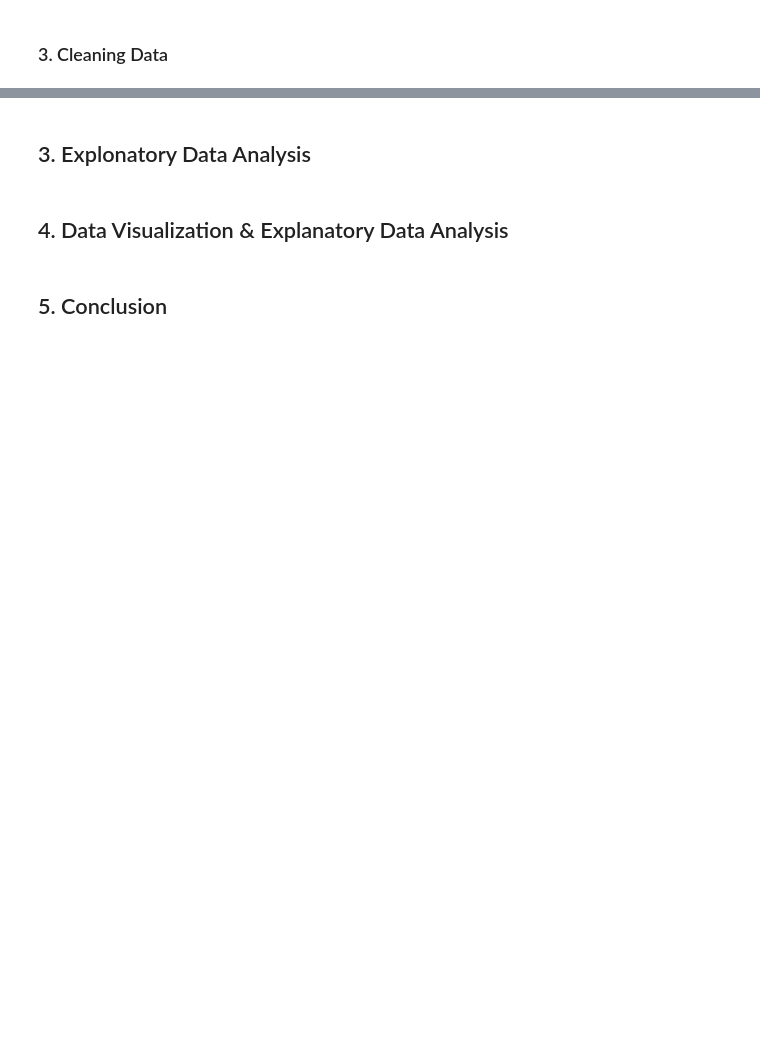
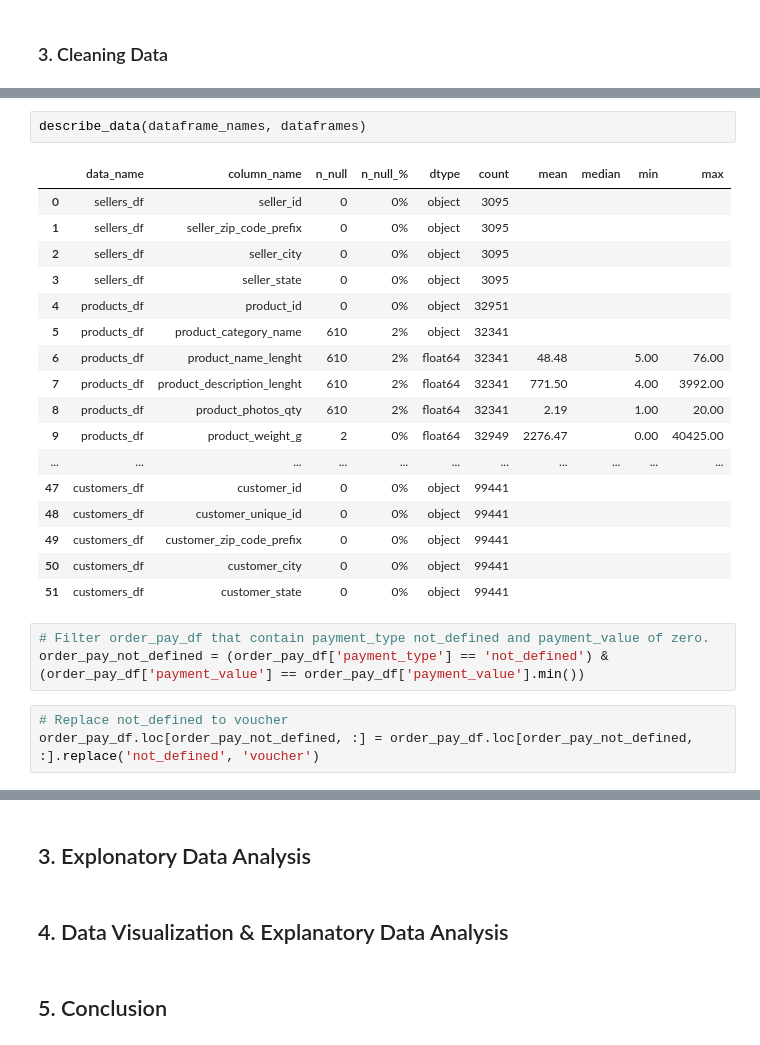
Before and after one commit to xochaels/Analysis-E-Commerce-Public, a Jupyter notebook: notebook.ipynb, the cells around one changed output, grey strips where cells are left out. Saved outputs shown, nothing was run; the diff lists cells and outputs as text; blank space fills up the shorter version.

```diff
--- a/notebook.ipynb
+++ b/notebook.ipynb
@@ -195,0 +370,26 @@ There are many incorrect data type.
+# %%
+describe_data(dataframe_names, dataframes)
+# %% [output]
+|  | data_name | column_name | n_null | n_null_% | dtype | count | mean | median | min | max |
+| 0 | sellers_df | seller_id | 0 | 0% | object | 3095 |  |  |  |  |
+| 1 | sellers_df | seller_zip_code_prefix | 0 | 0% | object | 3095 |  |  |  |  |
+| 2 | sellers_df | seller_city | 0 | 0% | object | 3095 |  |  |  |  |
+| 3 | sellers_df | seller_state | 0 | 0% | object | 3095 |  |  |  |  |
+| 4 | products_df | product_id | 0 | 0% | object | 32951 |  |  |  |  |
+| 5 | products_df | product_category_name | 610 | 2% | object | 32341 |  |  |  |  |
+| 6 | products_df | product_name_lenght | 610 | 2% | float64 | 32341 | 48.48 |  | 5.00 | 76.00 |
+| 7 | products_df | product_description_lenght | 610 | 2% | float64 | 32341 | 771.50 |  | 4.00 | 3992.00 |
+| 8 | products_df | product_photos_qty | 610 | 2% | float64 | 32341 | 2.19 |  | 1.00 | 20.00 |
+| 9 | products_df | product_weight_g | 2 | 0% | float64 | 32949 | 2276.47 |  | 0.00 | 40425.00 |
+| ... | ... | ... | ... | ... | ... | ... | ... | ... | ... | ... |
+| 47 | customers_df | customer_id | 0 | 0% | object | 99441 |  |  |  |  |
+| 48 | customers_df | customer_unique_id | 0 | 0% | object | 99441 |  |  |  |  |
+| 49 | customers_df | customer_zip_code_prefix | 0 | 0% | object | 99441 |  |  |  |  |
+| 50 | customers_df | customer_city | 0 | 0% | object | 99441 |  |  |  |  |
+| 51 | customers_df | customer_state | 0 | 0% | object | 99441 |  |  |  |  |
+# %%
+# Filter order_pay_df that contain payment_type not_defined and payment_value of zero.
+order_pay_not_defined = (order_pay_df['payment_type'] == 'not_defined') & (order_pay_df['payment_value'] == order_pay_df['payment_value'].min())
+# %%
+# Replace not_defined to voucher
+order_pay_df.loc[order_pay_not_defined, :] = order_pay_df.loc[order_pay_not_defined, :].replace('not_defined', 'voucher')
```
Also changed, not shown: parts of 26 cells of this notebook.
